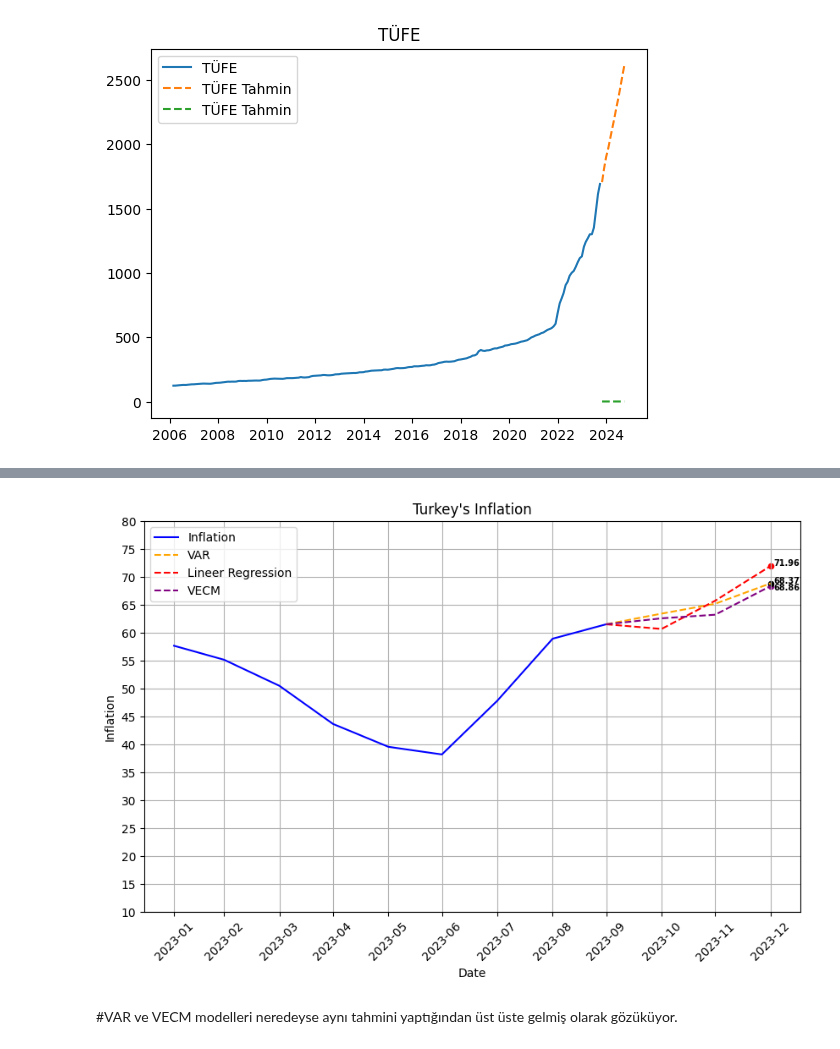
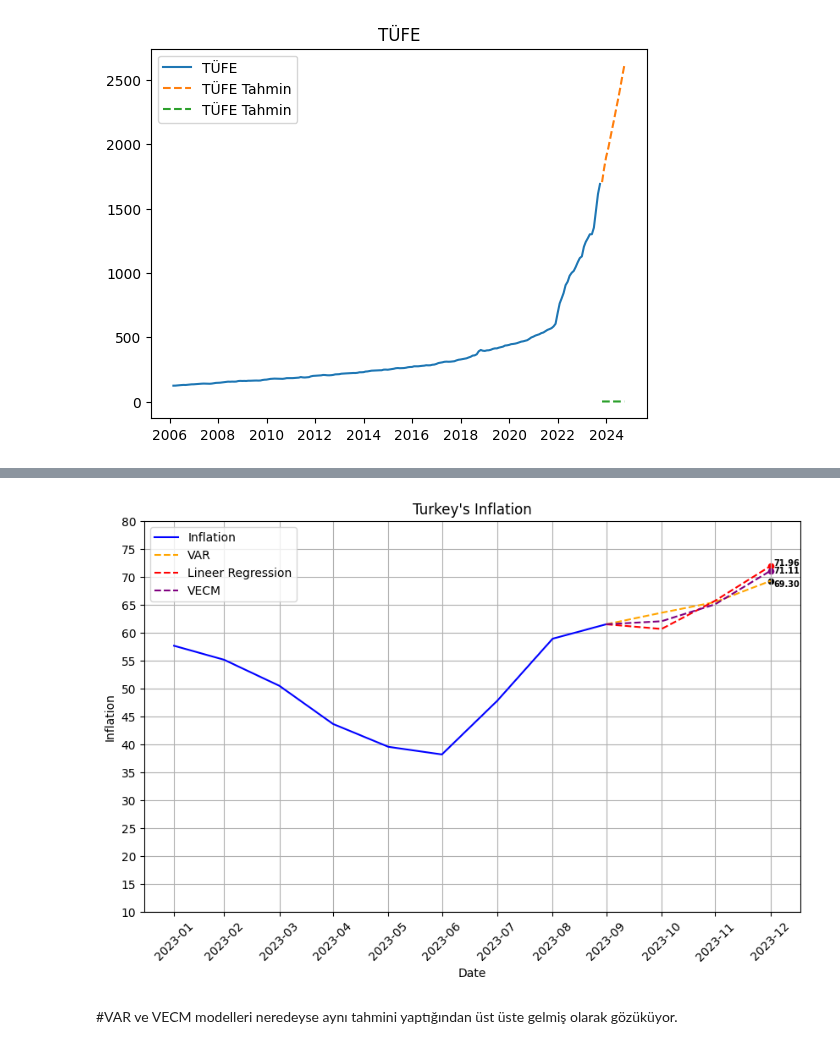
Before and after one commit to kaboya19/InflationForecast, a Jupyter notebook: InflationForecast.ipynb, the cells around one changed output, grey strips where cells are left out. Cells and saved outputs as stored; diff of their text form; code cells hidden in the pictures.

```diff
--- a/InflationForecast.ipynb
+++ b/InflationForecast.ipynb
@@ -1027,0 +998,15 @@ plt.legend()
+# %%
+import numpy as np
+import pandas as pd
+import statsmodels.tsa.api as sm
+data=pd.DataFrame()
+dates=pd.date_range(start='2006-02-01', periods=212, freq='M')
+data["USD/TL"]=df6["USD/TL"]
+data["Para Arzı"]=money["Para Arzi"]
+data["Brent"]=df14["Brent"]
+data["Kredi"]=df3["Kredi"]
+data["Kredi Faizi"]=kfaiz["Kredi Faizi"]
+data["Parasal Sıkılaşma Endeksi"]=endeks
+data["TÜFE"]=df["CPI"]
+data=data.dropna(axis=0)
+data
@@ -1027,0 +1027,26 @@ plt.legend()
+# %%
+import numpy as np
+import pandas as pd
+from statsmodels.tsa.vector_ar.vecm import select_order
+from statsmodels.tsa.vector_ar.vecm import VECM
+import matplotlib.pyplot as plt
+
+
+
+
+order_select = select_order(data, maxlags=3)
+best_order = order_select.selected_orders
+
+# VECM modelini oluşturma ve eğitme
+model = VECM(data, k_ar_diff=best_order['bic'], coint_rank=1,deterministic="lo",seasons=12)
+model_fit = model.fit()
+
+
+predictions = model_fit.predict(steps=12)
+
+
+tahmin4=pd.DataFrame(predictions[:,6])
+tahmin4.columns=["TÜFE"]
+dates=pd.date_range('2023-10-01','2024-10-01' , freq='1M')-pd.offsets.MonthBegin(1)
+tahmin4=tahmin4.set_index(dates)
+tahmin4
@@ -1109,36 +1148,36 @@ for i, v in enumerate(son_dort_veri):
     plt.scatter(son_dort_veri.index,son_dort_veri,color='red',s=20)
 
 
 for i, v in enumerate(son_dort_veri3):
-    plt.annotate(f'{v:.2f}', (son_dort_veri3.index[i], v), xytext=(3, 2), textcoords='offset points', fontsize=7,
+    plt.annotate(f'{v:.2f}', (son_dort_veri3.index[i], v), xytext=(3, -2), textcoords='offset points', fontsize=7,
                  color='black', fontweight='bold')
     plt.scatter(son_dort_veri3.index,son_dort_veri3,color='purple',s=20)
 
 for i,v in enumerate(son_dort_veri4):
-    plt.annotate(f'{v:.2f}', (son_dort_veri4.index[i], v), xytext=(3, -6), textcoords='offset points', fontsize=7,
+    plt.annotate(f'{v:.2f}', (son_dort_veri4.index[i], v), xytext=(3, -5), textcoords='offset points', fontsize=7,
                  color='black', fontweight='bold')
     plt.scatter(son_dort_veri4.index,son_dort_veri4,color='black',s=20)
 
 
 
 #for i,v in enumerate(son_dort_veri6):
  #   plt.annotate(f'{v:.2f}', (son_dort_veri5.index[i], v), xytext=(3, -4), textcoords='offset points', fontsize=7,
   #               color='black', fontweight='bold')
    # plt.scatter(son_dort_veri6.index,son_dort_veri6,color='green',s=20)
 
 
 
 
 
 
 # Y ekseni etiketlerini ayarlama
 plt.yticks(y_ticks)
 plt.title("Turkey's Inflation")
 plt.legend()
 plt.grid(True)
 plt.show()
 # %% [output]
-[figure, old version]
+[figure, new version]
 # %% [markdown]
 #VAR ve VECM modelleri neredeyse aynı tahmini yaptığından üst üste gelmiş olarak gözüküyor.
 # %%
```
Also changed, not shown: parts of 10 cells of this notebook.
